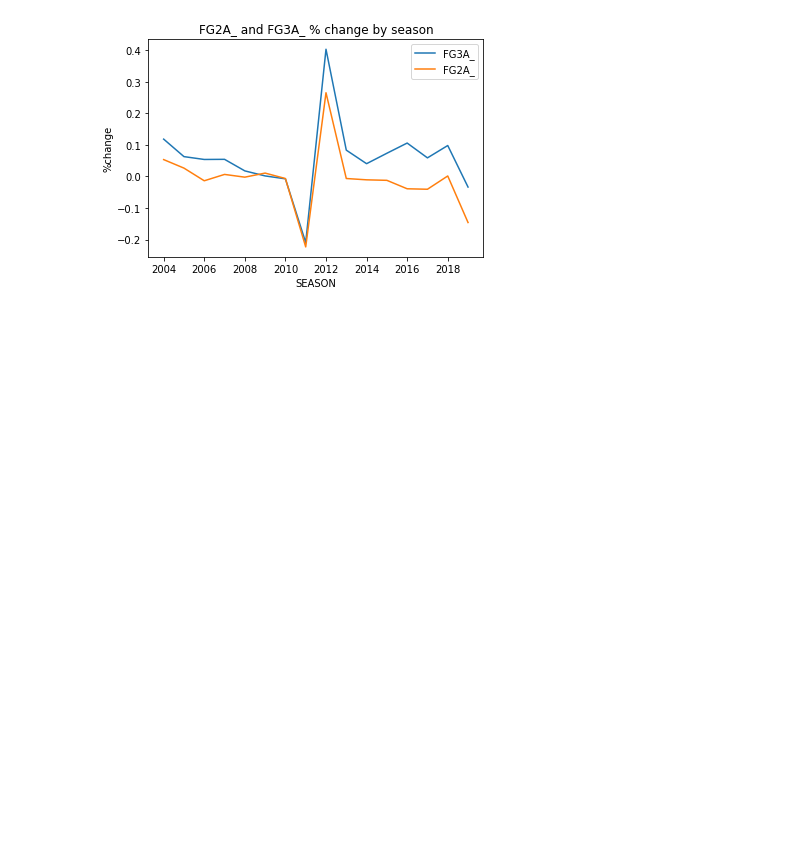
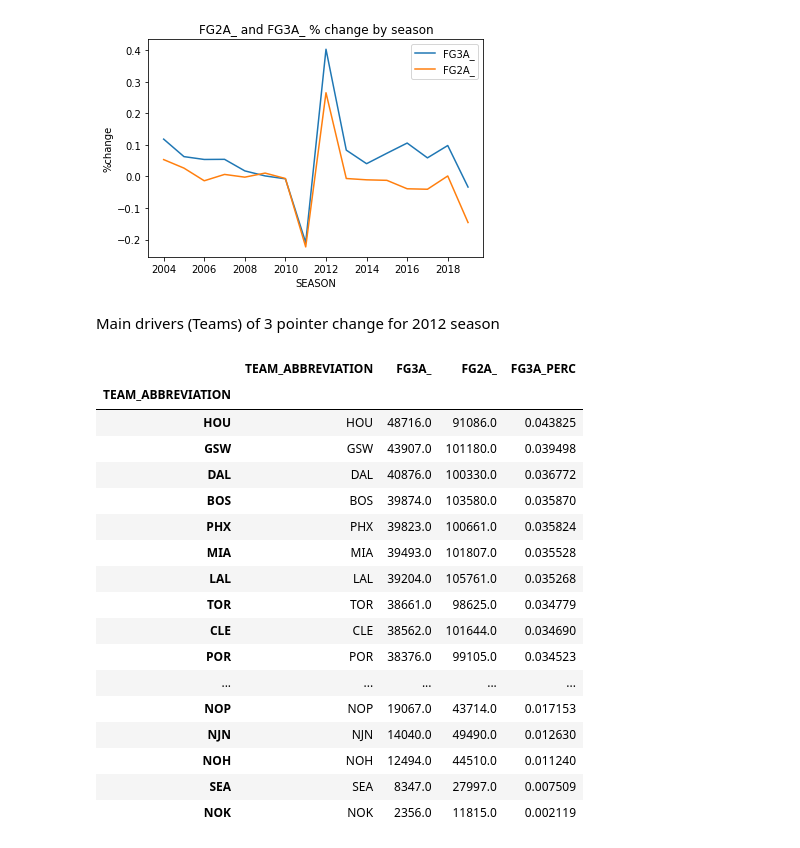
Before and after one commit to camiloms10/NBA_project, a Jupyter notebook: NBA_analysis.ipynb, the cells around one changed output. Saved outputs shown, nothing was run; the diff lists cells and outputs as text; code cells hidden in the pictures; blank space fills up the shorter version.

Commit message:
Se genera analisis de principales drivers del cambio de tendencia en tiros de 3 puntos en la temporada 2012 (equipos))

```diff
--- a/NBA_analysis.ipynb
+++ b/NBA_analysis.ipynb
@@ -267,3 +267,34 @@ SEASON
 2019   -0.025211 -0.033723 -0.137125 -0.146092  0.008810  0.010501
 <AxesSubplot:title={'center':'FG2A_ and FG3A_ % change by season'}, xlabel='SEASON', ylabel='%change'>
 [figure]
+# %% [markdown]
+Main drivers (Teams) of 3 pointer change for 2012 season
+# %%
+df5 = df.loc[df['SEASON'] == 2012]
+df5 = df.groupby(["TEAM_ABBREVIATION"]).agg(FG3A_=('FG3A','sum'),FG2A_=('FG2A_','sum')).reset_index()
+df6 = df.groupby(["TEAM_ABBREVIATION","PLAYER_NAME"]).agg(FG3A_=('FG3A','sum'),FG2A_=('FG2A_','sum')).reset_index()
+df5 = df5.sort_values(by='FG3A_', ascending=False)
+df5['FG3A_'] = df5['FG3A_'].astype(float)
+df5['FG3A_PERC'] = (df5['FG3A_'] / df5['FG3A_'].sum())
+df5.index = df5['TEAM_ABBREVIATION']
+df5
+#print(df6.sort_values(by='FG3A_', ascending=False))
+# %% [output]
+|  | TEAM_ABBREVIATION | FG3A_ | FG2A_ | FG3A_PERC |
+| TEAM_ABBREVIATION |  |  |  |  |
+| HOU | HOU | 48716.0 | 91086.0 | 0.043825 |
+| GSW | GSW | 43907.0 | 101180.0 | 0.039498 |
+| DAL | DAL | 40876.0 | 100330.0 | 0.036772 |
+| BOS | BOS | 39874.0 | 103580.0 | 0.035870 |
+| PHX | PHX | 39823.0 | 100661.0 | 0.035824 |
+| MIA | MIA | 39493.0 | 101807.0 | 0.035528 |
+| LAL | LAL | 39204.0 | 105761.0 | 0.035268 |
+| TOR | TOR | 38661.0 | 98625.0 | 0.034779 |
+| CLE | CLE | 38562.0 | 101644.0 | 0.034690 |
+| POR | POR | 38376.0 | 99105.0 | 0.034523 |
+| ... | ... | ... | ... | ... |
+| NOP | NOP | 19067.0 | 43714.0 | 0.017153 |
+| NJN | NJN | 14040.0 | 49490.0 | 0.012630 |
+| NOH | NOH | 12494.0 | 44510.0 | 0.011240 |
+| SEA | SEA | 8347.0 | 27997.0 | 0.007509 |
+| NOK | NOK | 2356.0 | 11815.0 | 0.002119 |
```
